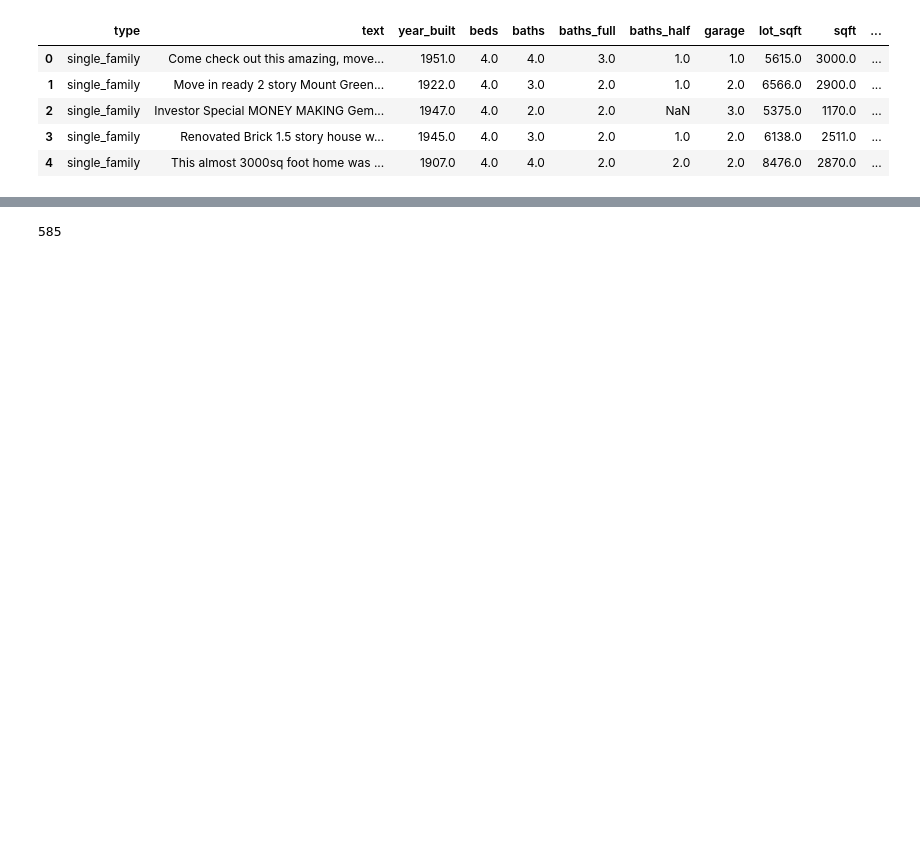
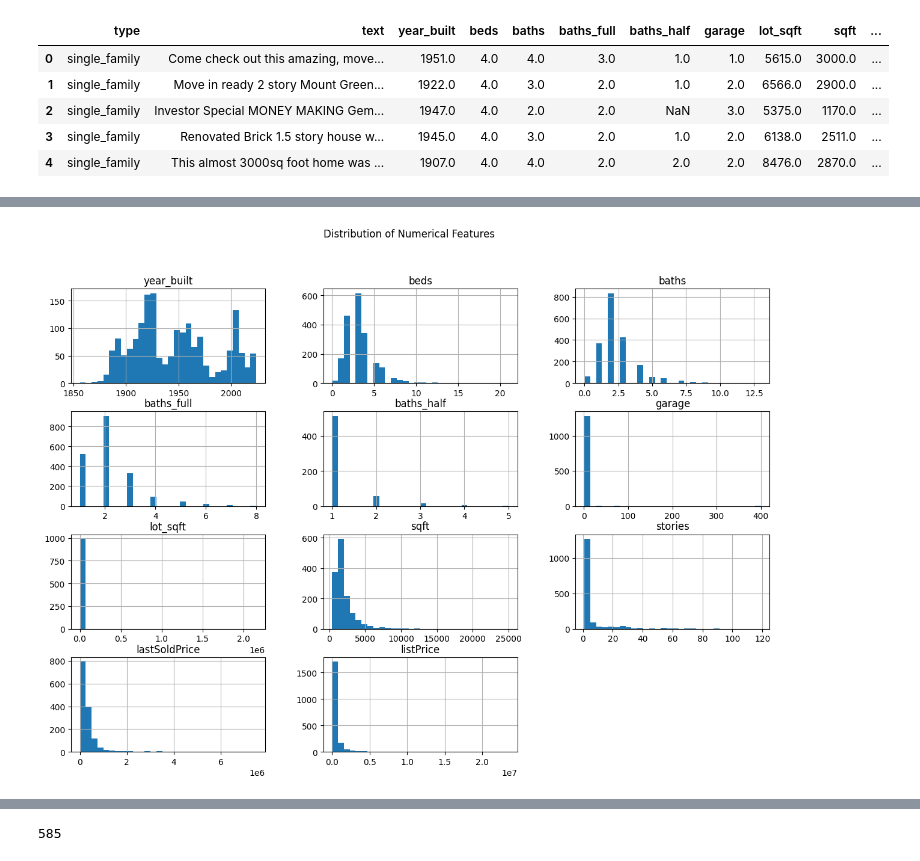
Before and after one commit to Tushar12023/Chicago-Real-Estate-Prediction, a Jupyter notebook: chicago-real-estate-prediction.ipynb, the cells around one changed output, grey strips where cells are left out. Saved outputs shown, nothing was run; the diff lists cells and outputs as text; code cells hidden in the pictures; blank space fills up the shorter version.

```diff
--- a/chicago-real-estate-prediction.ipynb
+++ b/chicago-real-estate-prediction.ipynb
@@ -99,0 +109,6 @@ dtype: int64
+# %%
+df[numerical_cols].hist(bins=30, figsize=(15, 10))
+plt.suptitle("Distribution of Numerical Features", size=12)
+plt.show()
+# %% [output]
+[figure, added]
```
Also changed, not shown: parts of 57 cells of this notebook.
